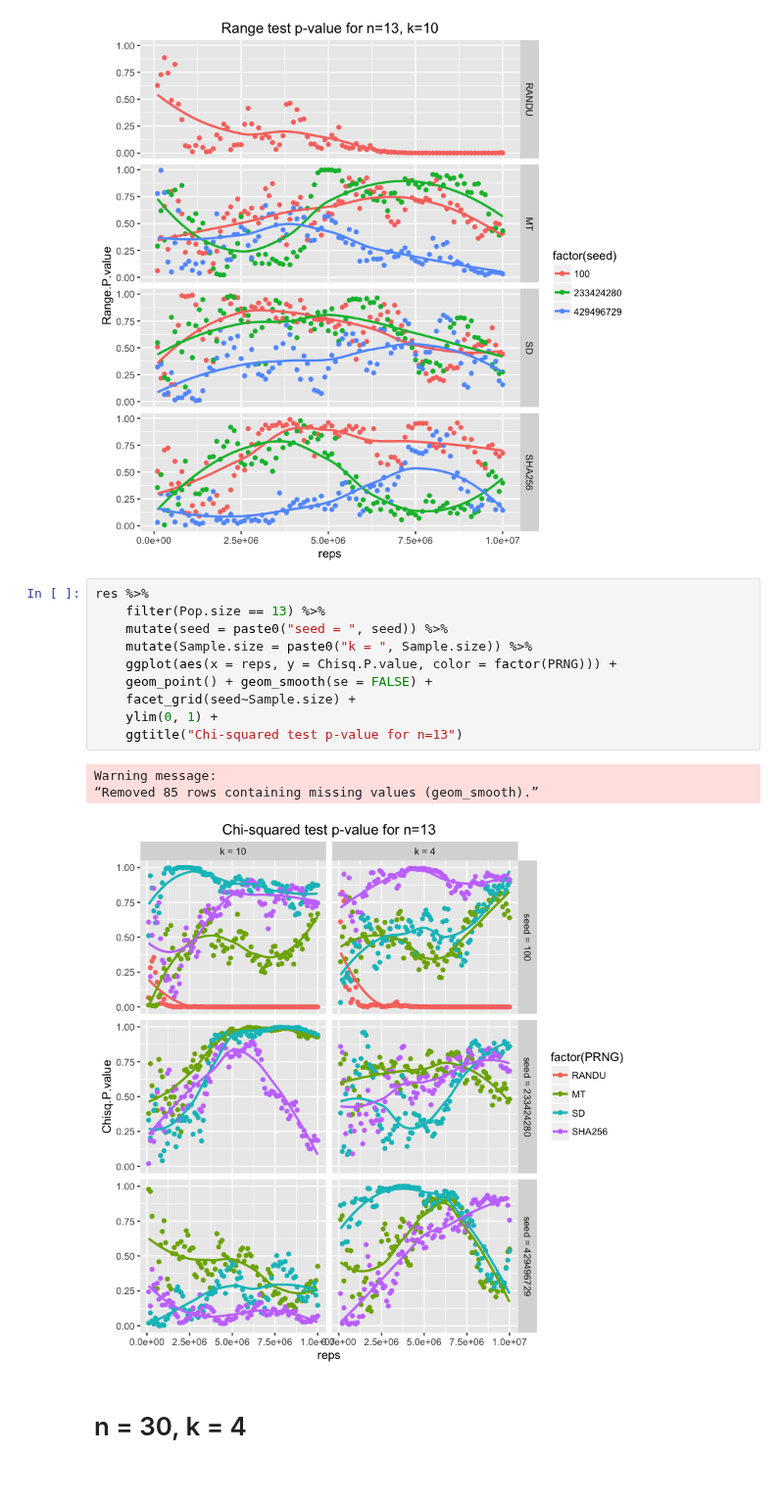
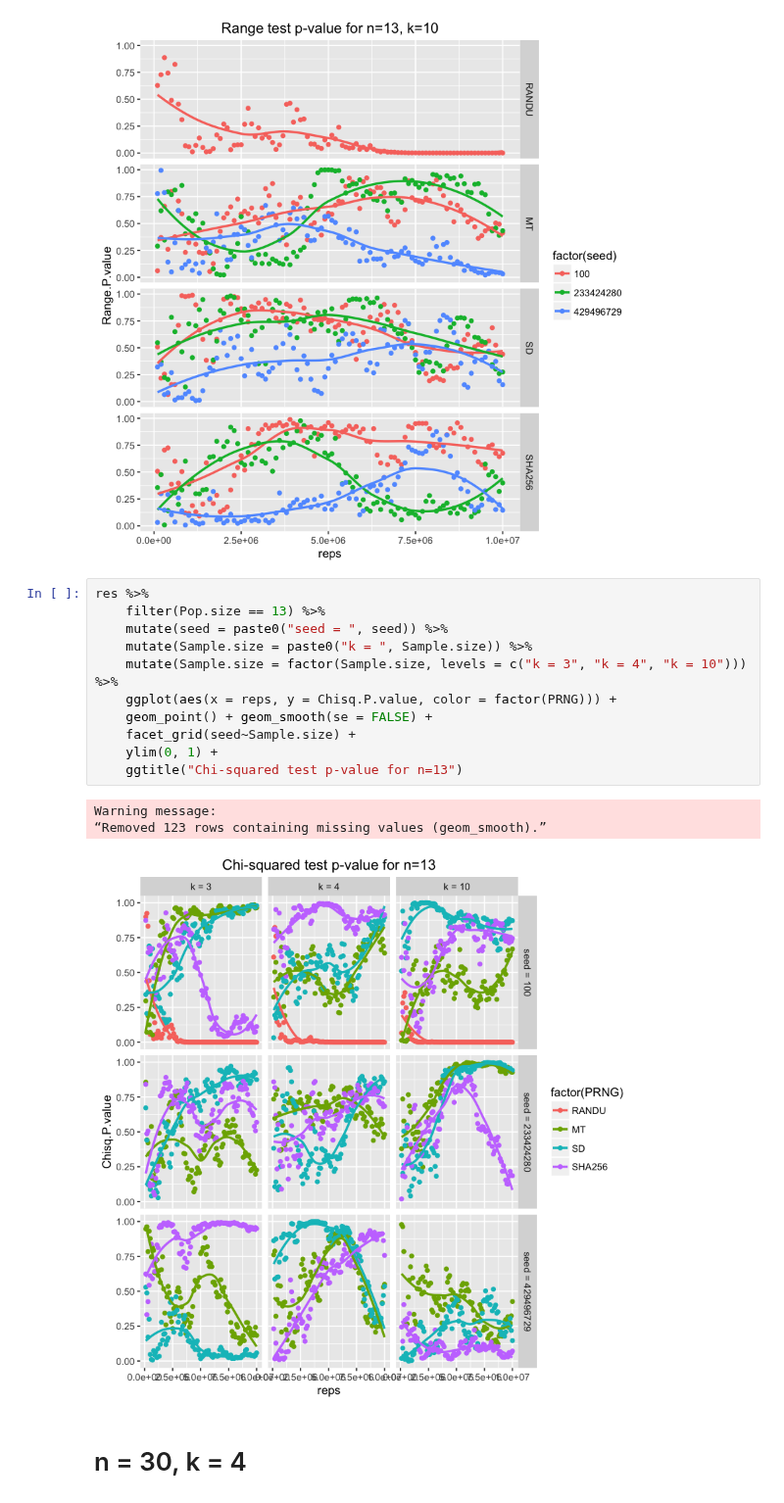
Before and after one commit to kellieotto/prngs-and-permutations, a Jupyter notebook: Code/frequencySimulations/results/pythonResults.ipynb, the cells around one changed output. Shown at 98% size. Saved outputs shown, nothing was run; the diff lists cells and outputs as text.

```diff
--- a/Code/frequencySimulations/results/pythonResults.ipynb
+++ b/Code/frequencySimulations/results/pythonResults.ipynb
@@ -92,17 +93,18 @@ Warning message:
 # %%
 res %>%
     filter(Pop.size == 13) %>%
     mutate(seed = paste0("seed = ", seed)) %>%
     mutate(Sample.size = paste0("k = ", Sample.size)) %>%
+    mutate(Sample.size = factor(Sample.size, levels = c("k = 3", "k = 4", "k = 10"))) %>%
     ggplot(aes(x = reps, y = Chisq.P.value, color = factor(PRNG))) +
     geom_point() + geom_smooth(se = FALSE) +
     facet_grid(seed~Sample.size) +
     ylim(0, 1) +
     ggtitle("Chi-squared test p-value for n=13")
 # %% [output]
 Warning message:
-“Removed 85 rows containing missing values (geom_smooth).”
+“Removed 123 rows containing missing values (geom_smooth).”
-[figure, old version]
+[figure, new version]
 # %% [markdown]
 # n = 30, k = 4
 # %%
```
Also changed, not shown: parts of 2 cells of this notebook, 4 other files.
